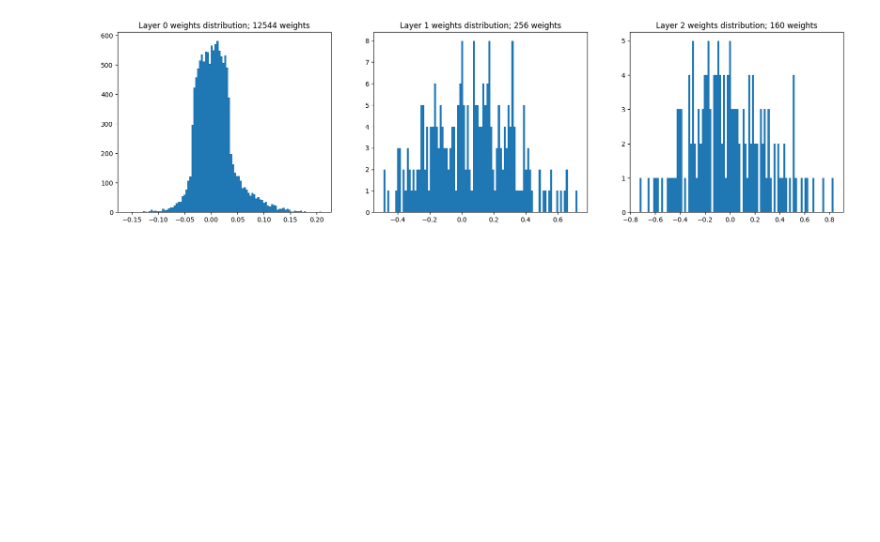
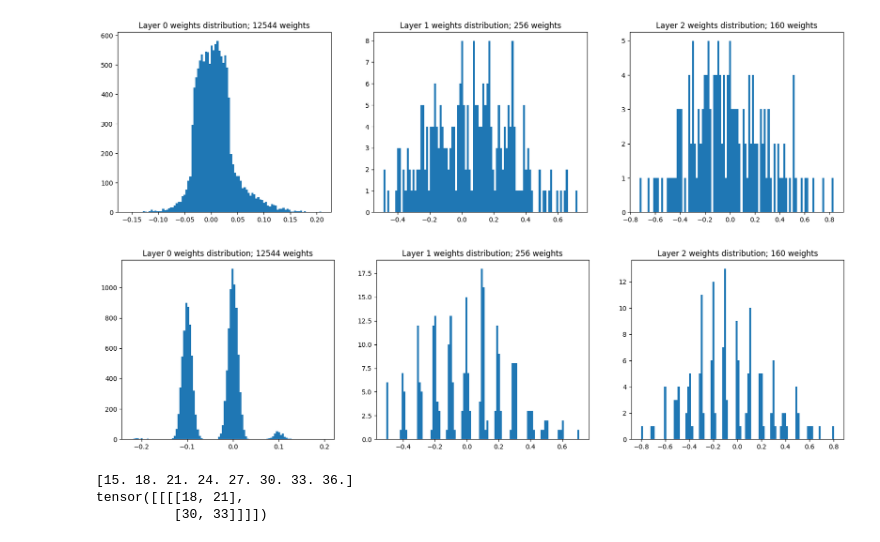
Before and after one commit to vinitdoke/Analog_Neural_Net_Simulator, a Jupyter notebook: evaluation.ipynb, the cells around one changed output. Saved outputs shown, nothing was run; the diff lists cells and outputs as text; code cells hidden in the pictures; blank space fills up the shorter version.

```diff
--- a/evaluation.ipynb
+++ b/evaluation.ipynb
@@ -89,3 +96,81 @@ def plot_weights(model, layer_idx=None):
 plot_weights(software_nn)
 # %% [output]
 [figure]
+# %%
+def plot_weights(model, layer_idx=None):
+
+    if layer_idx is not None:
+        for i, layer in enumerate(model.children()):
+            if i == layer_idx:
+                mylayer = layer
+                break
+
+        weights = quantize(mylayer.weight.detach().numpy().flatten(), 0.05, [-1,1])
+
+
+
+
+        plt.hist(weights, bins=100)
+        plt.title(f"Layer {layer_idx} weights distribution")
+        plt.show()
+
+    # side by side comparison
+    else:
+        total_layers = len(list(model.children()))
+        fig, axs = plt.subplots(1, total_layers, figsize=(20, 5))
+
+        for i, layer in enumerate(model.children()):
+            weights = quantize(layer.weight.detach().numpy().flatten(), 0.1, [-1,1]) + np.random.normal(0, 0.01, len(layer.weight.detach().numpy().flatten()))
+            total_weights = len(weights)
+
+            axs[i].hist(weights, bins=100)
+            axs[i].set_title(f"Layer {i} weights distribution; {total_weights} weights")
+
+
+
+        plt.show()
+
+plot_weights(software_nn)
+# %% [output]
+[figure, added]
+# %%
+import torch
+import numpy as np
+
+def conv2mm(kernel, input_tensor):
+    """
+    Returns the flattened kernel and corresponding 2D matrix of the input tensor
+    such that the convolution operation can be represented as a matrix multiplication
+    """
+
+    input_tensor = input_tensor.flatten()
+
+    # toeplitz matrix
+    kernel = kernel.flatten()
+    kernel_size = len(kernel)
+    input_size = len(input_tensor)
+    output_size = input_size - kernel_size + 1
+
+    toeplitz_matrix = np.zeros((output_size, input_size))
+
+    for i in range(output_size):
+        toeplitz_matrix[i, i:i+kernel_size] = kernel
+
+    return torch.tensor(toeplitz_matrix), input_tensor
+
+
+
+## check correctness of conv2mm
+
+my_kernel = torch.tensor([[1, 0, 0], [0, 1, 0], [0, 0, 1]])
+inputImage = torch.tensor([[1, 2, 3, 4], [5, 6, 7, 8], [9, 10, 11, 12], [13, 14, 15, 16]])
+
+toeplitz_matrix, input_tensor = conv2mm(my_kernel, inputImage)
+
+print(np.dot(toeplitz_matrix, input_tensor))
+# print(np.matmul(toeplitz_matrix, input_tensor))
+print(torch.nn.functional.conv2d(inputImage.unsqueeze(0).unsqueeze(0), my_kernel.unsqueeze(0).unsqueeze(0)))
+# %% [output]
+[15. 18. 21. 24. 27. 30. 33. 36.]
+tensor([[[[18, 21],
+          [30, 33]]]])
```
Also changed, not shown: parts of 4 cells of this notebook, 5 other files.
